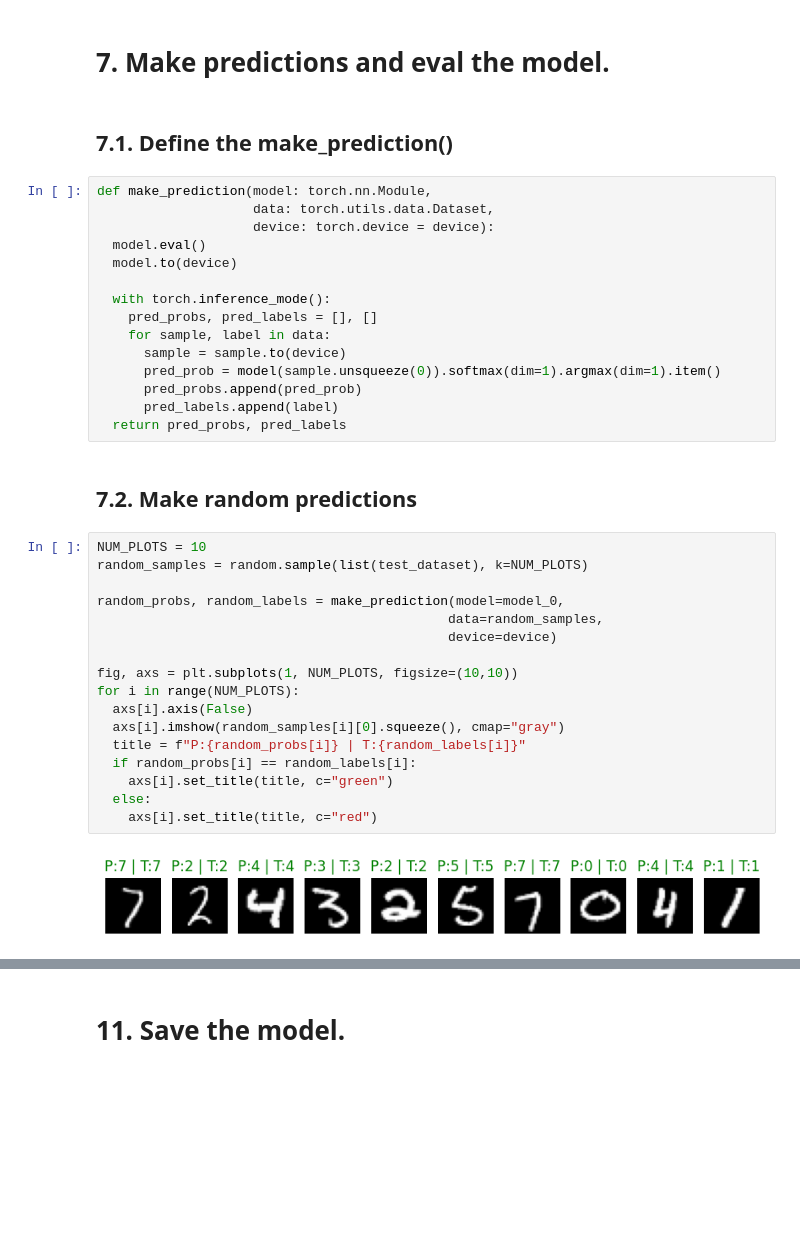
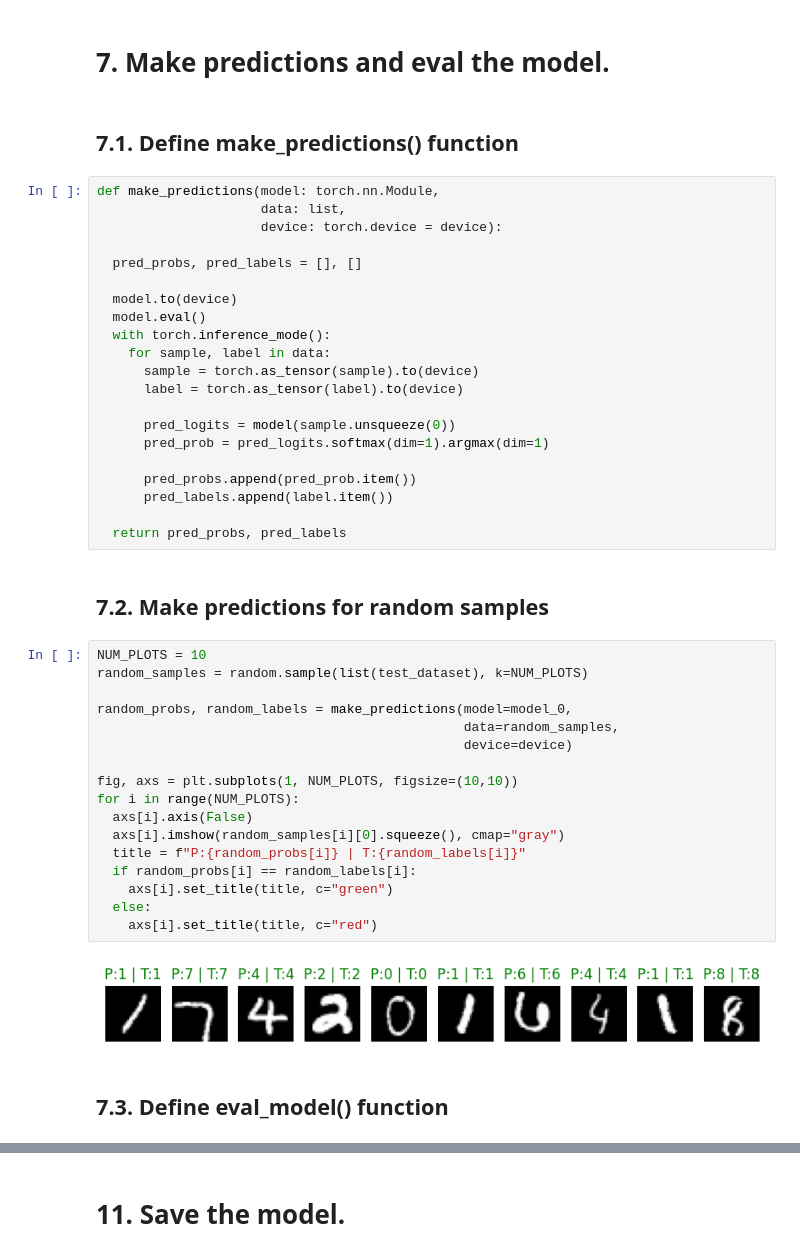
Before and after one commit to xtliao/PyTorchProjects, a Jupyter notebook: nn_MNIST.ipynb, the cells around one changed output, grey strips where cells are left out. Saved outputs shown, nothing was run; the diff lists cells and outputs as text; blank space fills up the shorter version.

```diff
--- a/nn_MNIST.ipynb
+++ b/nn_MNIST.ipynb
@@ -325,40 +329,48 @@ Test  accuracy:[0.978083610534668, 0.94642174243927, 0.973282516002655]
 # %% [markdown]
 # 7.&nbsp;Make predictions and eval the model.
 # %% [markdown]
-## 7.1. Define the make_prediction()
+## 7.1. Define make_predictions() function
 # %%
-def make_prediction(model: torch.nn.Module,
-                    data: torch.utils.data.Dataset,
-                    device: torch.device = device):
+def make_predictions(model: torch.nn.Module,
+                     data: list,
+                     device: torch.device = device):
+
+  pred_probs, pred_labels = [], []
+
+  model.to(device)
   model.eval()
-  model.to(device)
+  with torch.inference_mode():
+    for sample, label in data:
+      sample = torch.as_tensor(sample).to(device)
+      label = torch.as_tensor(label).to(device)
 
-  with torch.inference_mode():
-    pred_probs, pred_labels = [], []
-    for sample, label in data:
-      sample = sample.to(device)
-      pred_prob = model(sample.unsqueeze(0)).softmax(dim=1).argmax(dim=1).item()
-      pred_probs.append(pred_prob)
-      pred_labels.append(label)
+      pred_logits = model(sample.unsqueeze(0))
+      pred_prob = pred_logits.softmax(dim=1).argmax(dim=1)
+
+      pred_probs.append(pred_prob.item())
+      pred_labels.append(label.item())
+
   return pred_probs, pred_labels
 # %% [markdown]
-## 7.2. Make random predictions
+## 7.2. Make predictions for random samples
 # %%
 NUM_PLOTS = 10
 random_samples = random.sample(list(test_dataset), k=NUM_PLOTS)
 
-random_probs, random_labels = make_prediction(model=model_0,
-                                             data=random_samples,
-                                             device=device)
+random_probs, random_labels = make_predictions(model=model_0,
+                                               data=random_samples,
+                                               device=device)
 
 fig, axs = plt.subplots(1, NUM_PLOTS, figsize=(10,10))
 for i in range(NUM_PLOTS):
   axs[i].axis(False)
   axs[i].imshow(random_samples[i][0].squeeze(), cmap="gray")
   title = f"P:{random_probs[i]} | T:{random_labels[i]}"
   if random_probs[i] == random_labels[i]:
     axs[i].set_title(title, c="green")
   else:
     axs[i].set_title(title, c="red")
 # %% [output]
-[figure, old version]
+[figure, new version]
+# %% [markdown]
+## 7.3. Define eval_model() function
```
Also changed, not shown: parts of 28 cells of this notebook.
